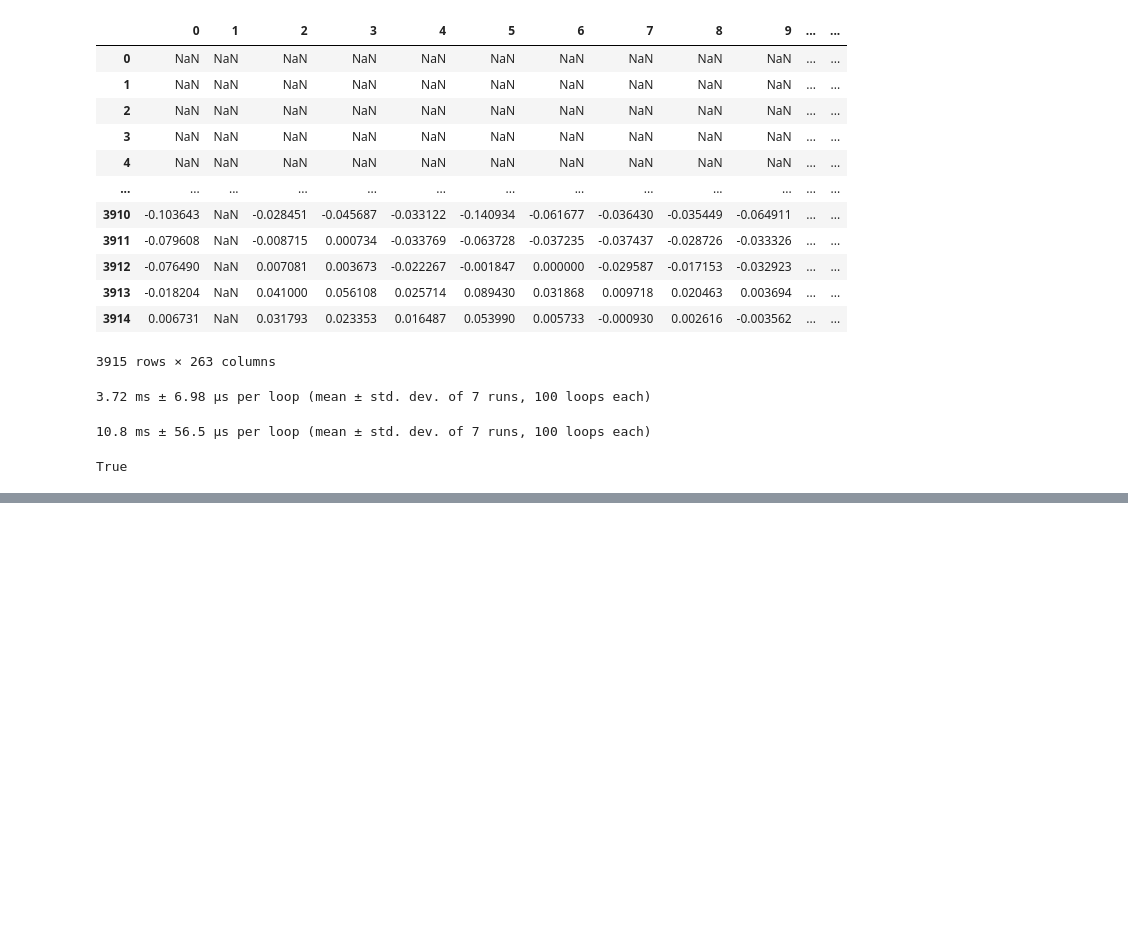
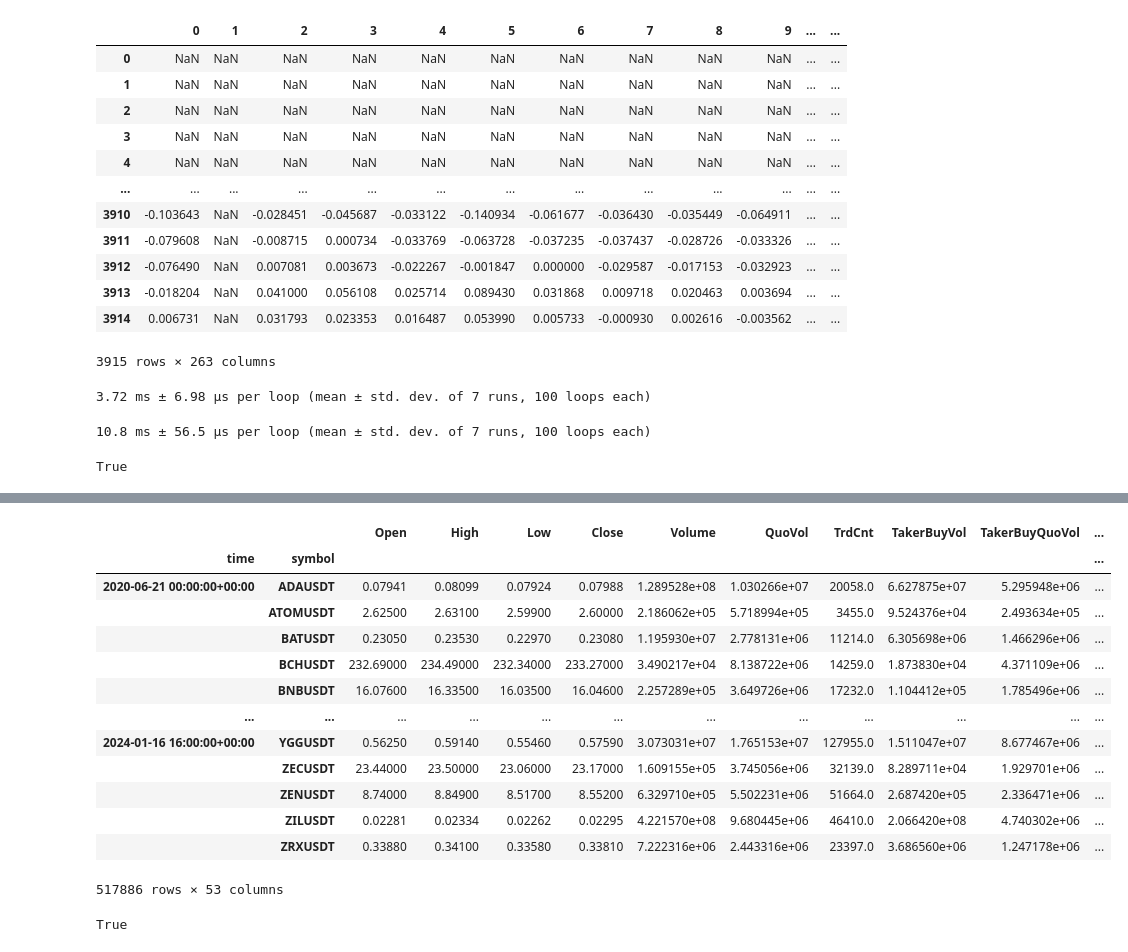
Before and after one commit to pennymax/gplearn, a Jupyter notebook: mytest_functions.ipynb, the cells around one changed output, grey strips where cells are left out. Saved outputs shown, nothing was run; the diff lists cells and outputs as text; code cells hidden in the pictures; blank space fills up the shorter version.

```diff
--- a/mytest_functions.ipynb
+++ b/mytest_functions.ipynb
@@ -84,0 +197,23 @@ array([[        nan,         nan,         nan, ...,         nan,
+# %%
+dff = pd.read_parquet('/home/pennymax/proj/MFM/CrossSection/v1_basic/basic_8h_2/fct_proc.parquet')
+dff0 = dff.copy()
+display(dff)
+mask = dff.Close.isna()
+dff.loc[mask, dff.columns != 'Close'] = np.nan
+dff.equals(dff0)
+# %% [output]
+|  |  | Open | High | Low | Close | Volume | QuoVol | TrdCnt | TakerBuyVol | TakerBuyQuoVol | ... |
+| time | symbol |  |  |  |  |  |  |  |  |  | ... |
+| 2020-06-21 00:00:00+00:00 | ADAUSDT | 0.07941 | 0.08099 | 0.07924 | 0.07988 | 1.289528e+08 | 1.030266e+07 | 20058.0 | 6.627875e+07 | 5.295948e+06 | ... |
+|  | ATOMUSDT | 2.62500 | 2.63100 | 2.59900 | 2.60000 | 2.186062e+05 | 5.718994e+05 | 3455.0 | 9.524376e+04 | 2.493634e+05 | ... |
+|  | BATUSDT | 0.23050 | 0.23530 | 0.22970 | 0.23080 | 1.195930e+07 | 2.778131e+06 | 11214.0 | 6.305698e+06 | 1.466296e+06 | ... |
+|  | BCHUSDT | 232.69000 | 234.49000 | 232.34000 | 233.27000 | 3.490217e+04 | 8.138722e+06 | 14259.0 | 1.873830e+04 | 4.371109e+06 | ... |
+|  | BNBUSDT | 16.07600 | 16.33500 | 16.03500 | 16.04600 | 2.257289e+05 | 3.649726e+06 | 17232.0 | 1.104412e+05 | 1.785496e+06 | ... |
+| ... | ... | ... | ... | ... | ... | ... | ... | ... | ... | ... | ... |
+| 2024-01-16 16:00:00+00:00 | YGGUSDT | 0.56250 | 0.59140 | 0.55460 | 0.57590 | 3.073031e+07 | 1.765153e+07 | 127955.0 | 1.511047e+07 | 8.677467e+06 | ... |
+|  | ZECUSDT | 23.44000 | 23.50000 | 23.06000 | 23.17000 | 1.609155e+05 | 3.745056e+06 | 32139.0 | 8.289711e+04 | 1.929701e+06 | ... |
+|  | ZENUSDT | 8.74000 | 8.84900 | 8.51700 | 8.55200 | 6.329710e+05 | 5.502231e+06 | 51664.0 | 2.687420e+05 | 2.336471e+06 | ... |
+|  | ZILUSDT | 0.02281 | 0.02334 | 0.02262 | 0.02295 | 4.221570e+08 | 9.680445e+06 | 46410.0 | 2.066420e+08 | 4.740302e+06 | ... |
+|  | ZRXUSDT | 0.33880 | 0.34100 | 0.33580 | 0.33810 | 7.222316e+06 | 2.443316e+06 | 23397.0 | 3.686560e+06 | 1.247178e+06 | ... |
+517886 rows × 53 columns
+True
```
Also changed, not shown: parts of 7 cells of this notebook, 1 other file.
